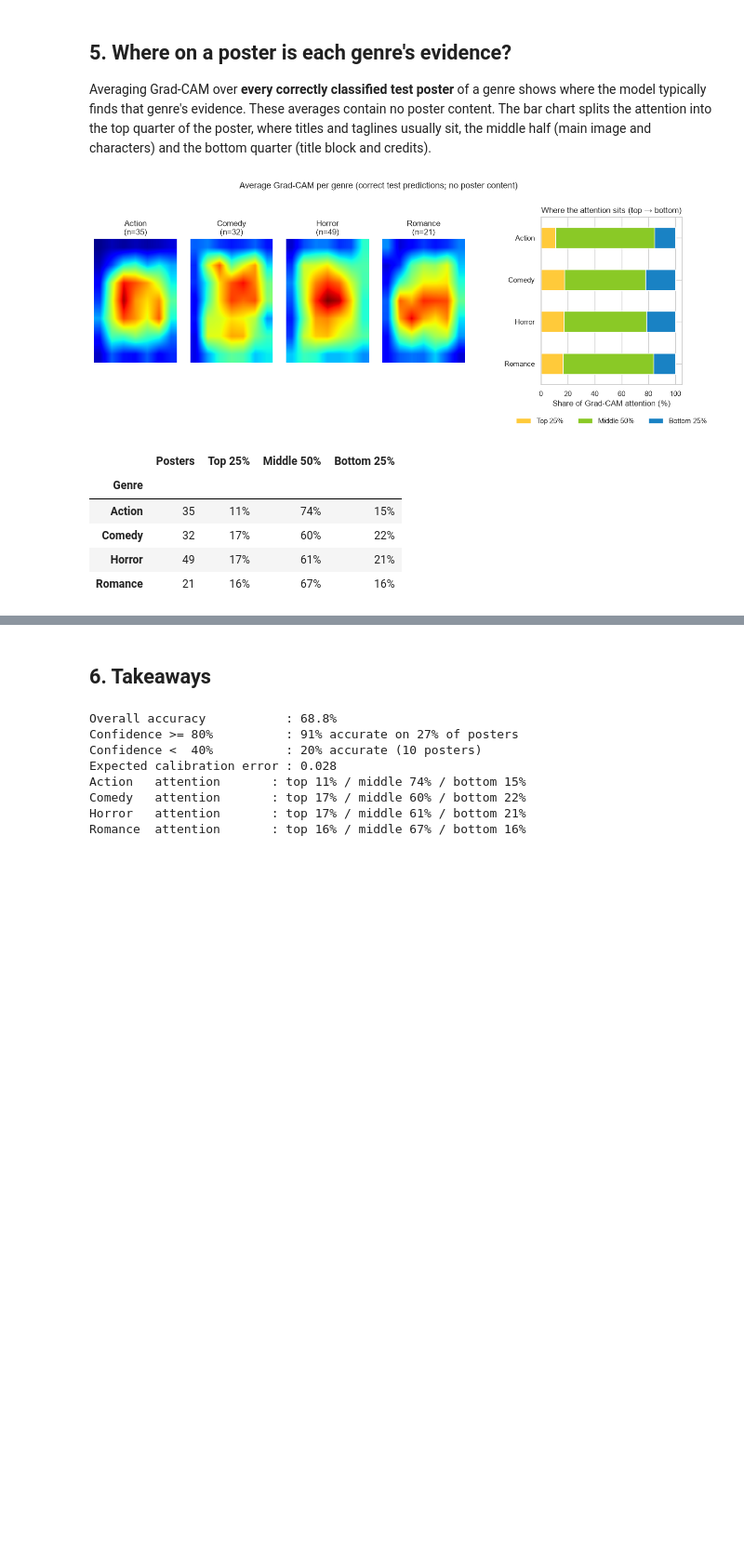
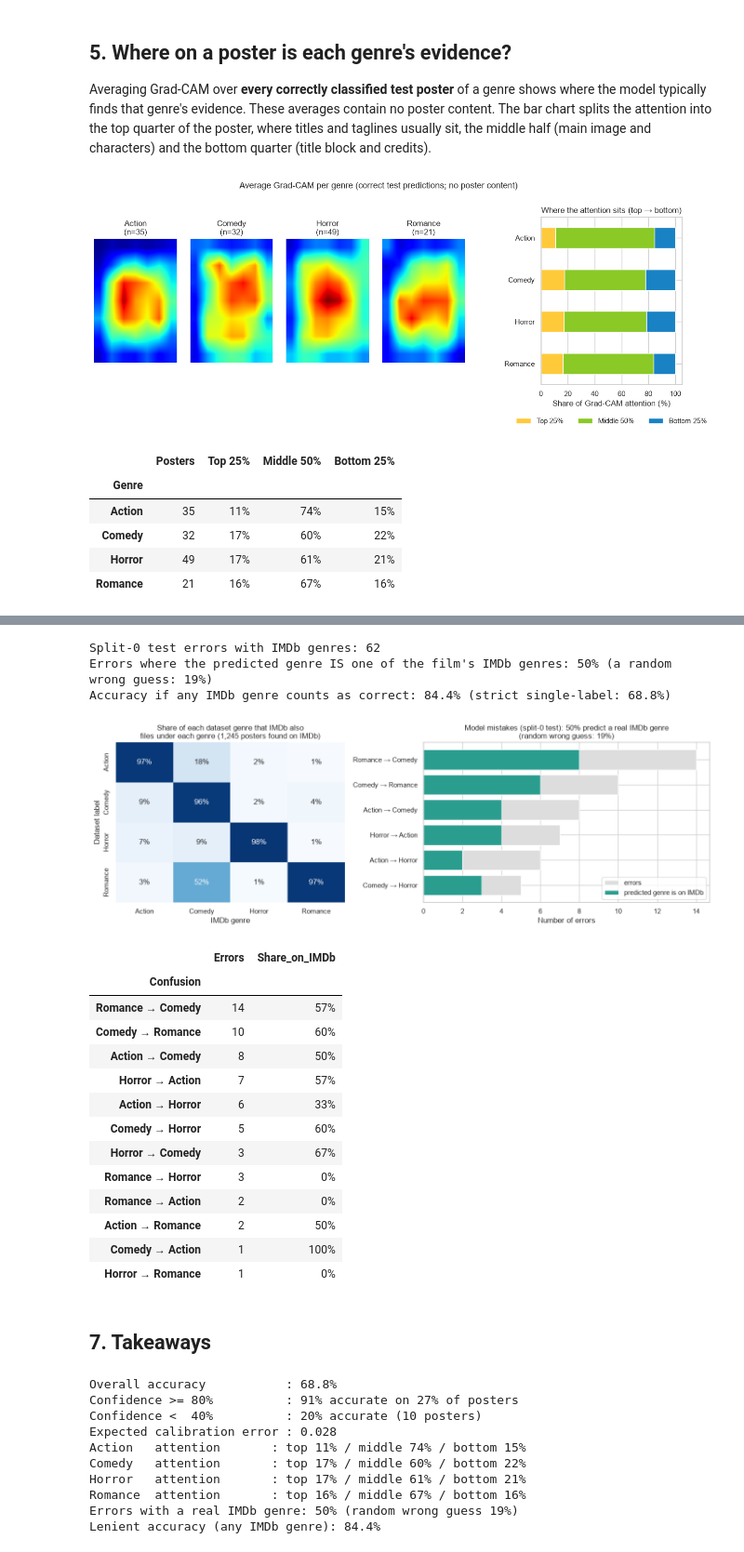
Before and after one commit to RachitSethi2455/movie-genre-poster-classification, a Jupyter notebook: explain_predictions.ipynb, the cells around one changed output, grey strips where cells are left out. Shown at 93% size. Cells and saved outputs as stored; diff of their text form; code cells hidden in the pictures; blank space fills up the shorter version.

```diff
--- a/explain_predictions.ipynb
+++ b/explain_predictions.ipynb
@@ -205,0 +214,17 @@ regions.style.format({"Top 25%": "{:.0%}", "Middle 50%": "{:.0%}", "Bottom 25%":
+# %%
+from postergenre.imdb import imdb_genres
+
+ids = [Path(p).stem for p in paths]
+imdb = imdb_genres(ids)
+label_of = {Path(p).stem: class_names[l] for p, l in zip(paths, labels)}
+four = set(class_names)
+in_four = {t: g & four for t, g in imdb.items()}
+print(f"Posters found on IMDb with genres: {len(imdb)} of {len(ids)}")
+print(f"Dataset label is one of the film's IMDb genres: {np.mean([label_of[t] in g for t, g in imdb.items()]):.0%}")
+print(f"Films with 2+ of the four genres on IMDb:       {np.mean([len(g) >= 2 for g in in_four.values()]):.0%}")
+
+# Rows: the dataset's single label. Columns: share of those films that IMDb also files under each genre.
+overlap = pd.DataFrame({genre: [np.mean([genre in imdb[t] for t in imdb if label_of[t] == lab]) for lab in class_names]
+                        for genre in class_names}, index=class_names)
+overlap.index.name = "Dataset label"
+overlap.style.format("{:.0%}").background_gradient(cmap="Blues", vmin=0, vmax=1)
@@ -206,5 +241,54 @@ regions.style.format({"Top 25%": "{:.0%}", "Middle 50%": "{:.0%}", "Bottom 25%":
+# %%
+test_ids = [Path(p).stem for p in test_paths]
+errors = [i for i in range(len(test_ids)) if not correct[i] and test_ids[i] in imdb]
+pred_has = np.array([class_names[y_pred[i]] in imdb[test_ids[i]] for i in errors])
+# A random wrong guess picks one of the 3 other genres; its chance of hitting a real IMDb genre:
+random_has = np.mean([len((imdb[test_ids[i]] & four) - {class_names[y_true[i]]}) / 3 for i in errors])
+lenient = np.mean([correct[i] or class_names[y_pred[i]] in imdb.get(test_ids[i], set()) for i in range(len(test_ids))])
+
+print(f"Split-0 test errors with IMDb genres: {len(errors)}")
+print(f"Errors where the predicted genre IS one of the film's IMDb genres: {pred_has.mean():.0%} "
+      f"(a random wrong guess: {random_has:.0%})")
+print(f"Accuracy if any IMDb genre counts as correct: {lenient:.1%} (strict single-label: {correct.mean():.1%})")
+
+pairs = pd.DataFrame({"Confusion": [f"{class_names[y_true[i]]} → {class_names[y_pred[i]]}" for i in errors], "On IMDb": pred_has})
+by_pair = pairs.groupby("Confusion")["On IMDb"].agg(Errors="size", Share_on_IMDb="mean").sort_values("Errors", ascending=False)
+
+fig, axes = plt.subplots(1, 2, figsize=(14, 4.8), gridspec_kw={"width_ratios": [1, 1.25]})
+sns.heatmap(overlap, annot=True, fmt=".0%", cmap="Blues", vmin=0, vmax=1, cbar=False, ax=axes[0])
+axes[0].set(title=f"Share of each dataset genre that IMDb also\nfiles under each genre ({len(imdb):,} posters found on IMDb)",
+            xlabel="IMDb genre", ylabel="Dataset label")
+top = by_pair.head(6)[::-1]
+axes[1].barh(top.index, top["Errors"], color="#dddddd", label="errors")
+axes[1].barh(top.index, top["Errors"] * top["Share_on_IMDb"], color="#2a9d8f", label="predicted genre is on IMDb")
+axes[1].set(title=f"Model mistakes (split-0 test): {pred_has.mean():.0%} predict a real IMDb genre\n"
+                  f"(random wrong guess: {random_has:.0%})", xlabel="Number of errors")
+axes[1].legend(loc="lower right")
+plt.tight_layout()
+plt.savefig(ASSETS / "imdb_genres.png", dpi=120, bbox_inches="tight")
+plt.show()
+by_pair.style.format({"Share_on_IMDb": "{:.0%}"})
+# %% [output]
+Split-0 test errors with IMDb genres: 62
+Errors where the predicted genre IS one of the film's IMDb genres: 50% (a random wrong guess: 19%)
+Accuracy if any IMDb genre counts as correct: 84.4% (strict single-label: 68.8%)
+[figure, added]
+|  | Errors | Share_on_IMDb |
+| Confusion |  |  |
+| Romance → Comedy | 14 | 57% |
+| Comedy → Romance | 10 | 60% |
+| Action → Comedy | 8 | 50% |
+| Horror → Action | 7 | 57% |
+| Action → Horror | 6 | 33% |
+| Comedy → Horror | 5 | 60% |
+| Horror → Comedy | 3 | 67% |
+| Romance → Horror | 3 | 0% |
+| Romance → Action | 2 | 0% |
+| Action → Romance | 2 | 50% |
+| Comedy → Action | 1 | 100% |
+| Horror → Romance | 1 | 0% |
 # %% [markdown]
-## 6. Takeaways
+## 7. Takeaways
 # %%
 i50, i80 = (np.argmin(np.abs(thresholds - t)) for t in (0.5, 0.8))
 print(f"Overall accuracy           : {correct.mean():.1%}")
@@ -213,6 +297,8 @@ print(f"Confidence <  40%          : {by_band.loc['< 40%', 'Accuracy']:.0%} accu
 print(f"Expected calibration error : {ece:.3f}")
 for genre, row in regions.iterrows():
     print(f"{genre:<8} attention       : top {row['Top 25%']:.0%} / middle {row['Middle 50%']:.0%} / bottom {row['Bottom 25%']:.0%}")
+print(f"Errors with a real IMDb genre: {pred_has.mean():.0%} (random wrong guess {random_has:.0%})")
+print(f"Lenient accuracy (any IMDb genre): {lenient:.1%}")
 # %% [output]
 Overall accuracy           : 68.8%
 Confidence >= 80%          : 91% accurate on 27% of posters
@@ -222,6 +308,8 @@ Action   attention       : top 11% / middle 74% / bottom 15%
 Comedy   attention       : top 17% / middle 60% / bottom 22%
 Horror   attention       : top 17% / middle 61% / bottom 21%
 Romance  attention       : top 16% / middle 67% / bottom 16%
+Errors with a real IMDb genre: 50% (random wrong guess 19%)
+Lenient accuracy (any IMDb genre): 84.4%
 # %% [markdown]
 - **The demo's confidence can be taken roughly at face value.** When the model reports at least 80% confidence it is right **91%** of the time, and that covers about a quarter of posters. Below 40% it is right only 20% of the time, close to the 25% of random guessing. Calibration error is 0.028. With 199 test posters these are estimates, not precise rates.
 - **The model reads the image, not the title.** On average, 60–74% of the Grad-CAM attention falls in the middle half of the poster, against the 50% a uniform map would give. Action is the most centred (74%), while Comedy and Horror spread more towards the top and bottom (about 38–39%), where titles and taglines sit. Grad-CAM on ResNet50's 7×7 feature grid is coarse, so this shows regions, not individual letters.
```
Also changed, not shown: parts of 4 cells of this notebook, 4 other files.
